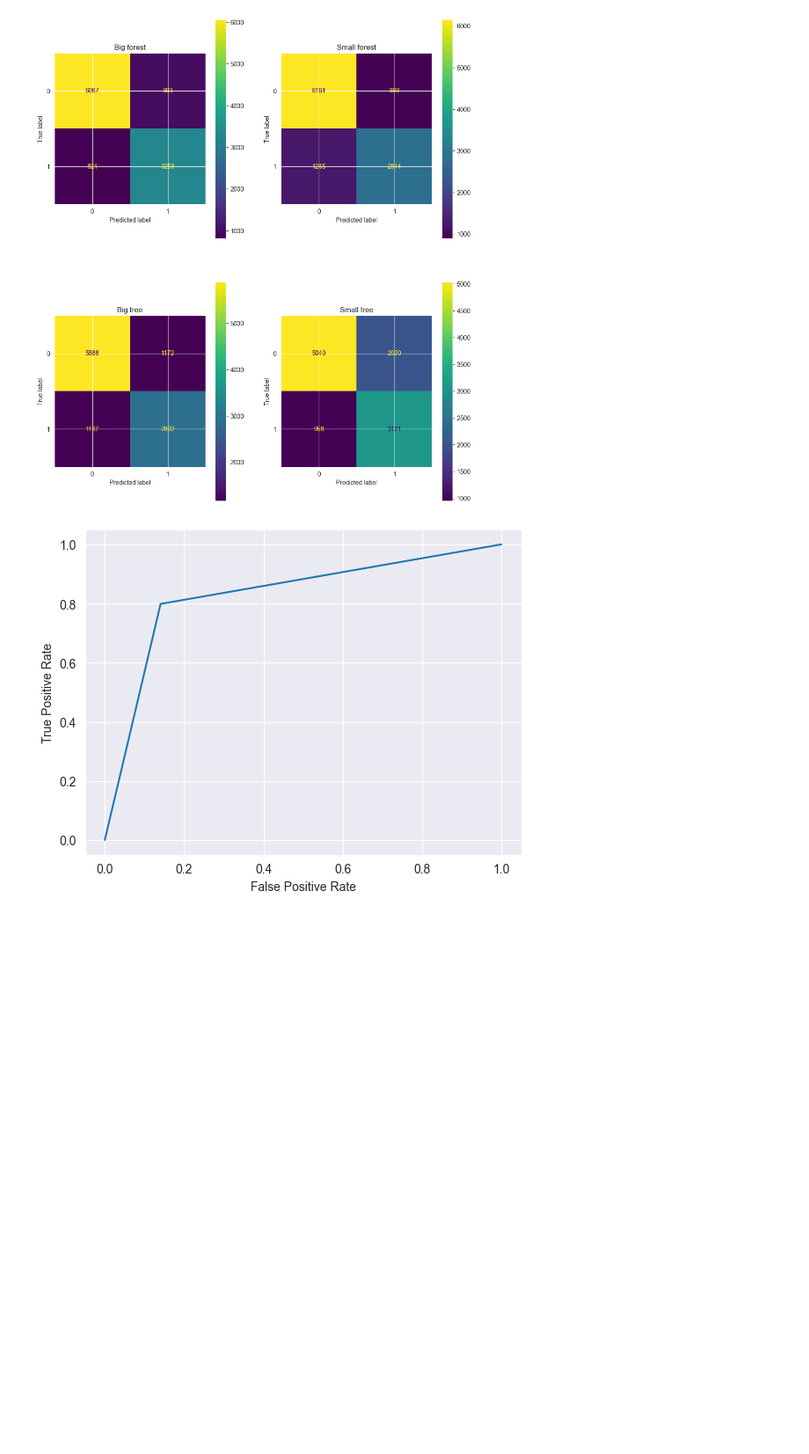
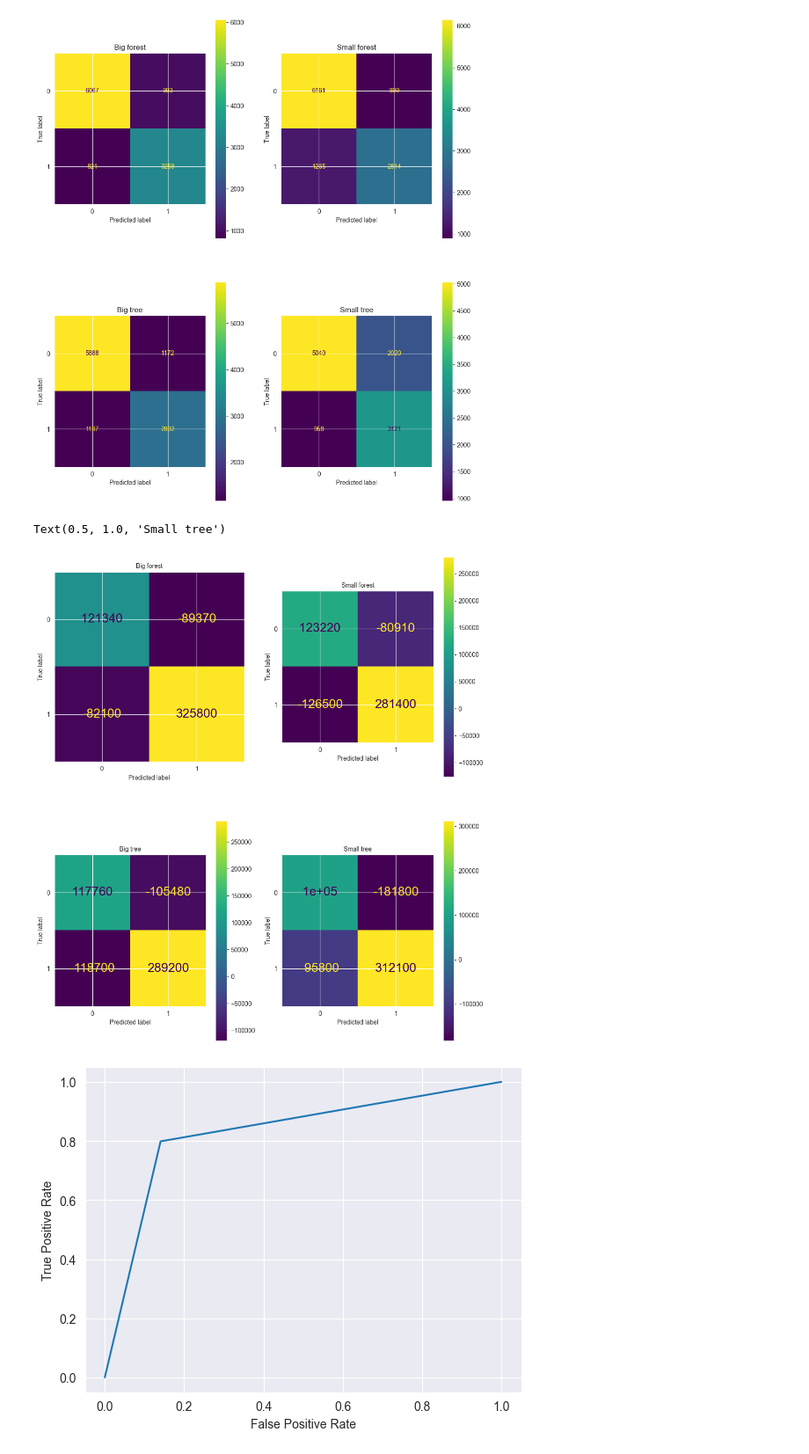
Before and after one commit to balooooooooo/machine_learning_1_coursework, a Jupyter notebook: modelling.ipynb, the cells around one changed output. Shown at 88% size. Drawn from its saved outputs; the diff is of its cells as text; code cells hidden in the pictures; blank space fills up the shorter version.

Commit message:
applied cost matrix on confusion matrix

```diff
--- a/modelling.ipynb
+++ b/modelling.ipynb
@@ -104,6 +104,39 @@ axs[1, 1].set_title('Small tree')
 # %% [output]
 Text(0.5, 1.0, 'Small tree')
 [figure]
+# %%
+costmatrix=[[20,-90],[-100,100]] #TN,FP,FN,TP
+# %%
+# Set the default text font size
+plt.rc('font', size=20)
+# Set the axes title font size
+plt.rc('axes', titlesize=10)
+# Set the axes labels font size
+plt.rc('axes', labelsize=10)
+# Set the font size for x tick labels
+plt.rc('xtick', labelsize=10)
+# Set the font size for y tick labels
+plt.rc('ytick', labelsize=10)
+# Set the legend font size
+plt.rc('legend', fontsize=10)
+# Set the font size of the figure title
+plt.rc('figure', titlesize=10)
+fig, axs = plt.subplots(2, 2, figsize=(12, 14))
+confmatrix1=confusion_matrix(Y_test, predictions_forest_big)*costmatrix
+cm_display = ConfusionMatrixDisplay(confmatrix1).plot(ax=axs[0, 0])
+axs[0, 0].set_title('Big forest')
+confmatrix2=confusion_matrix(Y_test, predictions_forest_small)*costmatrix
+cm_display = ConfusionMatrixDisplay(confmatrix2).plot(ax=axs[0, 1])
+axs[0, 1].set_title('Small forest')
+confmatrix3=confusion_matrix(Y_test, predictions_tree_big)*costmatrix
+cm_display = ConfusionMatrixDisplay(confmatrix3).plot(ax=axs[1, 0])
+axs[1, 0].set_title('Big tree')
+confmatrix4=confusion_matrix(Y_test, predictions_tree_small)*costmatrix
+cm_display = ConfusionMatrixDisplay(confmatrix4).plot(ax=axs[1, 1])
+axs[1, 1].set_title('Small tree')
+# %% [output]
+Text(0.5, 1.0, 'Small tree')
+[figure, added]
 # %%
 fpr, tpr,_thresholds  = roc_curve(Y_test, predictions_forest_big, pos_label=forest_big.classes_[1])
 roc_display = RocCurveDisplay(fpr=fpr, tpr=tpr).plot()
```
Also changed, not shown: parts of 8 cells of this notebook.
